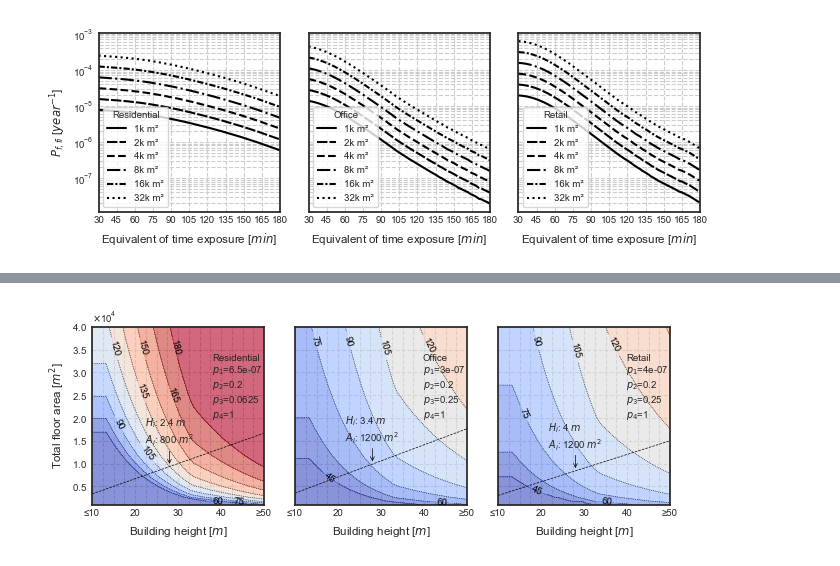
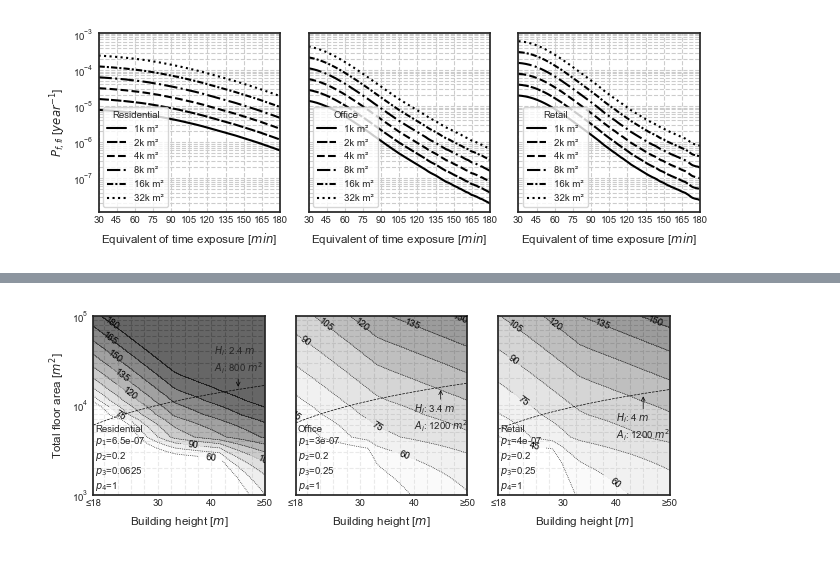
Before and after one commit to fsepy/SFEPRAPY, a Jupyter notebook: demos/asfe2021.ipynb, the cells around one changed output, grey strips where cells are left out. Saved outputs shown, nothing was run; the diff lists cells and outputs as text; code cells hidden in the pictures.

```diff
--- a/demos/asfe2021.ipynb
+++ b/demos/asfe2021.ipynb
@@ -99,10 +90,9 @@ df_inputs.loc[[
 # %%
 # Run MCS
 cases_to_run=['Residential', 'Office', 'Retail']
-df_inputs.loc['n_simulations'] = 100000  # set to simulation iteration to 10k to make fine plots later
 
 mcs_1 = MCS2(print_stats=False)
-mcs_1.inputs = fp_inputs
+mcs_1.inputs = df_inputs_1
 mcs_1.n_threads = 6
 mcs_1.run_mcs(cases_to_run=cases_to_run)
 # %% [output]
@@ -230,0 +197,7 @@ NO. OF SIMULATIONS      : 100000
+# %%
+# Update inputs to include travelling fire model and other parameters
+df_inputs_2 = EXAMPLE_INPUT_DF.copy()
+df_inputs_2.loc['n_simulations'] = 100_000  # set to simulation iteration to 10k to make fine plots later
+df_inputs_2.loc['solver_thickness_ubound'] = 0.045
+
+print_df(df_inputs_2)
@@ -382,63 +326,60 @@ def plot_contour(
+# %%
+# define correlation between height and total floor area
+# resi, 10 flats per storey, each flat is 80 sq.m
+# office/retail, 1200 sq.m per storey
+dict_H_per_storey = dict(Residential=2.4, Office=3.4, Retail=4)
+dict_A_per_storey = dict(Residential=800, Office=1200, Retail=1200)
+def func_A_vs_H(occupancy: str, height: Union[float, int, np.ndarray]):
+    return height / dict_H_per_storey[occupancy] * dict_A_per_storey[occupancy]
 # %%
 # define p parameters
 dict_p_i = {
     "Residential": dict(p_1=6.5e-7, p_2=0.2, p_3=0.0625, p_4=1),
     "Office": dict(p_1=3.0e-7, p_2=0.2, p_3=0.25, p_4=1),
     "Retail": dict(p_1=4.0e-7, p_2=0.2, p_3=0.25, p_4=1),
 }
 
-# define correlation between height and total floor area
-# resi, 10 flats per storey, each flat is 80 sq.m
-# office/retail, 1500 sq.m per storey
-dict_H_vs_A = dict(Residential=dict(), Office=dict(), Retail=dict())
-dict_H_per_storey = dict(Residential=2.4, Office=3.4, Retail=4)
-dict_A_per_storey = dict(Residential=800, Office=1200, Retail=1200)
-for k in list(dict_H_vs_A.keys()):
-    dict_H_vs_A[k]['H'] = np.array([10, 28, 50])
-    dict_H_vs_A[k]['A'] = dict_H_vs_A[k]['H'] / dict_H_per_storey[k] * dict_A_per_storey[k]
-
-# define height v.s. area meshgrid
-height, area = np.meshgrid(
-    np.linspace(10, 50, 50),
-    np.linspace(1000, 40000, 50),
-)
-
 # calculate time equivalence
-teqs = dict()
+height, area = np.meshgrid(np.linspace(18, 50, 20), np.linspace(1000, 100000, 30))
+teqs_no_sprinklers = dict()
 for case, ps in dict_p_i.items():
     teq_cdf = func_cdf_teq_from_area_height(area=area, height=height, func_beta_from_height=func_beta, **ps)
     teq = func_teq_from_area_height(area=area, height=height, teq_cdf=teq_cdf, teq=dict_teq_2[case])
     teq[teq_cdf<0] = 0  # for instances where P_a_fi / (p_1 * A * p_2 * p_3 * p_4) is greater than 1, set it to 1, i.e., CDF teq = 0
-    teqs[case] = teq
+    teqs_no_sprinklers[case] = teq
 
-# visualisation
-fig, axes = plt.subplots(figsize=(2.2*3, 2.6), nrows=1, ncols=3, dpi=100, sharex=True, sharey=True)
+# visualisation, logscale
+teqs = teqs_no_sprinklers
+fig, axes = plt.subplots(figsize=(2.2*3, 2.5), nrows=1, ncols=3, dpi=100, sharex=True, sharey=True)
 for i, key in enumerate(teqs):
-    if key == 'Residential':
-        levels = np.arange(60, 181, 15)
+    Hs = np.linspace(np.amin(height), np.amax(height), 50)
+    As = func_A_vs_H(occupancy=key, height=Hs)
+    levels = np.arange(60, 181, 15) if key == 'Residential' else np.arange(45, 181, 15)
+    ax = axes[i]
+    plot_contour_text_p_i(ax=ax, title=key, p_i=dict_p_i[key], ha='left', va='bottom', x=0.01, y=0.01, bbox_pad=0.4, bbox_fc=(0,0,0,0))
+    cf = plot_contour(
+        ax=ax, xx=height, yy=area, zz=teqs[key], xlabel = 'Building height [$m$]', levels=levels,
+        xticks=[18, 30, 40, 50],
+        xticks_minor=np.arange(20, 50, 2.5),
+        xticklabels=['≤18', 30, 40, '≥50'],
+    )
+    # add line text
+    ax.plot(Hs, As, c='k', lw=.5, ls='--')
+    xy=(45, func_A_vs_H(key, 45))
+    if key=='Residential':
+        ax_annotate(ax, text=f'$H_i$: {dict_H_per_storey[key]} $m$\n$A_i$: {dict_A_per_storey[key]} $m^2$', xy=xy, xytext=(xy[0], xy[1]+0.6e4), bbox_fc=(0,0,0,0), va='bottom')
     else:
-        levels = np.arange(45, 181, 15)
-    ax = axes[i]
-    cf = plot_contour(
-        ax=ax, xx=height, yy=area, zz=teqs[key],
-        xlabel = 'Building height [$m$]', xticks=[10, 20, 30, 40, 50], xticks_minor=np.arange(10, 51, 2.5),
-        xticklabels=['≤10', 20, 30, 40, '≥50'], xlim=(10, 50),
-        levels=levels,
-    )
-    plot_contour_text_p_i(ax=ax, title=key, p_i=dict_p_i[key], ha='right', va='top', x=0.99, y=0.85, bbox_pad=0.4, bbox_fc=(0,0,0,0))
-    # add line text
-    Hs, As = dict_H_vs_A[key]['H'], dict_H_vs_A[key]['A']
-    ax.plot(Hs, As, c='k', lw=.5, ls='--')
-    ax_annotate(ax, text=f'$H_i$: {dict_H_per_storey[key]} $m$\n$A_i$: {dict_A_per_storey[key]} $m^2$', xy=(Hs[1], As[1]), xytext=(Hs[1], As[1]+0.4e4), bbox_fc=(0,0,0,0))
+        ax_annotate(ax, text=f'$H_i$: {dict_H_per_storey[key]} $m$\n$A_i$: {dict_A_per_storey[key]} $m^2$', xy=xy, xytext=(xy[0], xy[1]-0.5e4), bbox_fc=(0,0,0,0), va='top')
 
 axes[0].set_ylabel('Total floor area [$m^2$]', fontsize='small')
+axes[0].set_yscale('log')
 plt.tight_layout()
 plt.show()
 
-fig.savefig(path.join('fig', 'contour_1.png'), bbox_inches='tight', dpi=300, pad_inches=0)
+fig.savefig(path.join('fig', 'contour_1_logscale.png'), bbox_inches='tight', dpi=300, pad_inches=0)
 
-cbar = fig.colorbar(cf, ax=axes[:], shrink=0.8, location='right')
-cbar.ax.tick_params(labelsize='x-small')
-fig.savefig(path.join('fig', 'contour_1_colorbar.png'), bbox_inches='tight', dpi=300, pad_inches=0)
+# cbar = fig.colorbar(cf, ax=axes[:], shrink=0.8, location='right')
+# cbar.ax.tick_params(labelsize='x-small')
+# fig.savefig(path.join('fig', 'contour_1_colorbar_logscale.png'), bbox_inches='tight', dpi=300, pad_inches=0)
 # %% [output]
-[figure, old version]
+[figure, new version]
```
Also changed, not shown: parts of 39 cells of this notebook, 1 other file.
